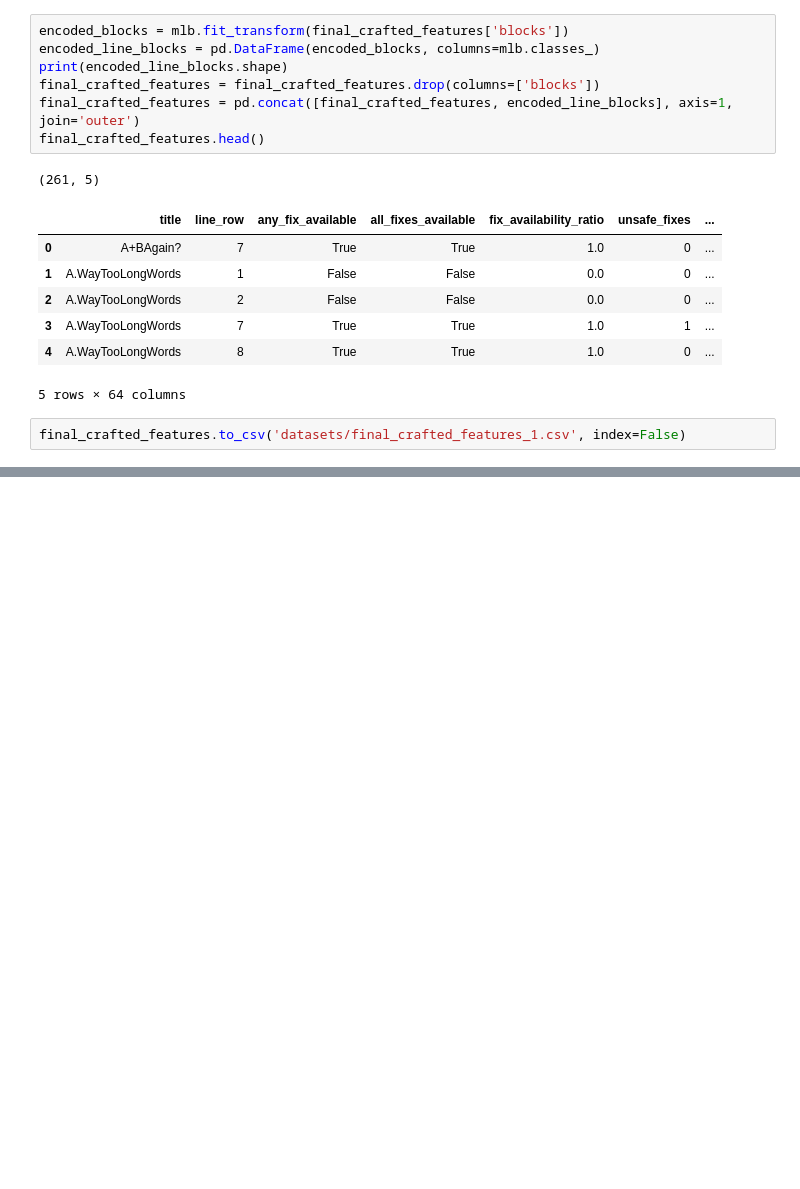
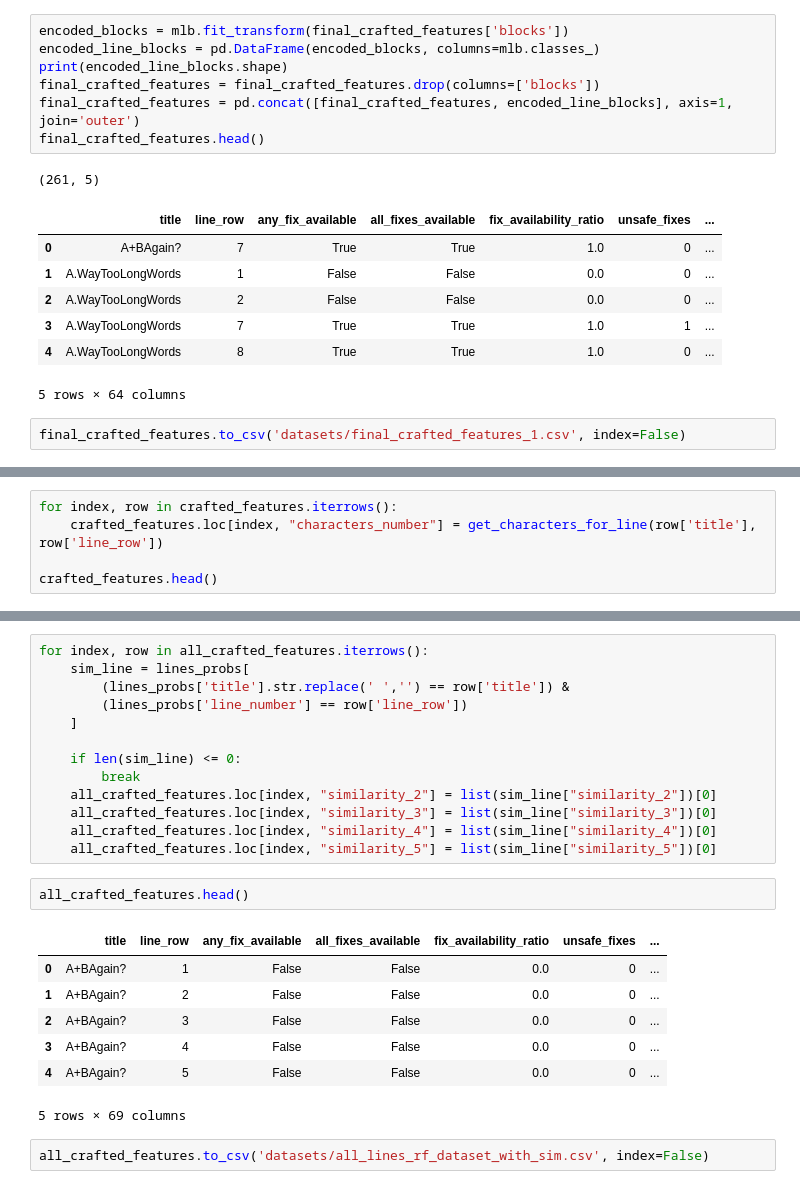
Before and after one commit to CristinaRacovita/codegen-uncertainty, a Jupyter notebook: craft_linter_features.ipynb, the cells around one changed output, grey strips where cells are left out. Drawn from its saved outputs; the diff is of its cells as text; blank space fills up the shorter version.

```diff
--- a/craft_linter_features.ipynb
+++ b/craft_linter_features.ipynb
@@ -281,0 +306,5 @@ final_crafted_features.to_csv('datasets/final_crafted_features_1.csv', index=Fal
+# %%
+for index, row in crafted_features.iterrows():
+    crafted_features.loc[index, "characters_number"] = get_characters_for_line(row['title'], row['line_row'])
+
+crafted_features.head()
@@ -281,0 +428,25 @@ final_crafted_features.to_csv('datasets/final_crafted_features_1.csv', index=Fal
+# %%
+for index, row in all_crafted_features.iterrows():
+    sim_line = lines_probs[
+        (lines_probs['title'].str.replace(' ','') == row['title']) &
+        (lines_probs['line_number'] == row['line_row'])
+    ]
+
+    if len(sim_line) <= 0:
+        break
+    all_crafted_features.loc[index, "similarity_2"] = list(sim_line["similarity_2"])[0]
+    all_crafted_features.loc[index, "similarity_3"] = list(sim_line["similarity_3"])[0]
+    all_crafted_features.loc[index, "similarity_4"] = list(sim_line["similarity_4"])[0]
+    all_crafted_features.loc[index, "similarity_5"] = list(sim_line["similarity_5"])[0]
+# %%
+all_crafted_features.head()
+# %% [output]
+|  | title | line_row | any_fix_available | all_fixes_available | fix_availability_ratio | unsafe_fixes | ... |
+| 0 | A+BAgain? | 1 | False | False | 0.0 | 0 | ... |
+| 1 | A+BAgain? | 2 | False | False | 0.0 | 0 | ... |
+| 2 | A+BAgain? | 3 | False | False | 0.0 | 0 | ... |
+| 3 | A+BAgain? | 4 | False | False | 0.0 | 0 | ... |
+| 4 | A+BAgain? | 5 | False | False | 0.0 | 0 | ... |
+5 rows × 69 columns
+# %%
+all_crafted_features.to_csv('datasets/all_lines_rf_dataset_with_sim.csv', index=False)
```
Also changed, not shown: parts of 19 cells of this notebook, 3 other files.
